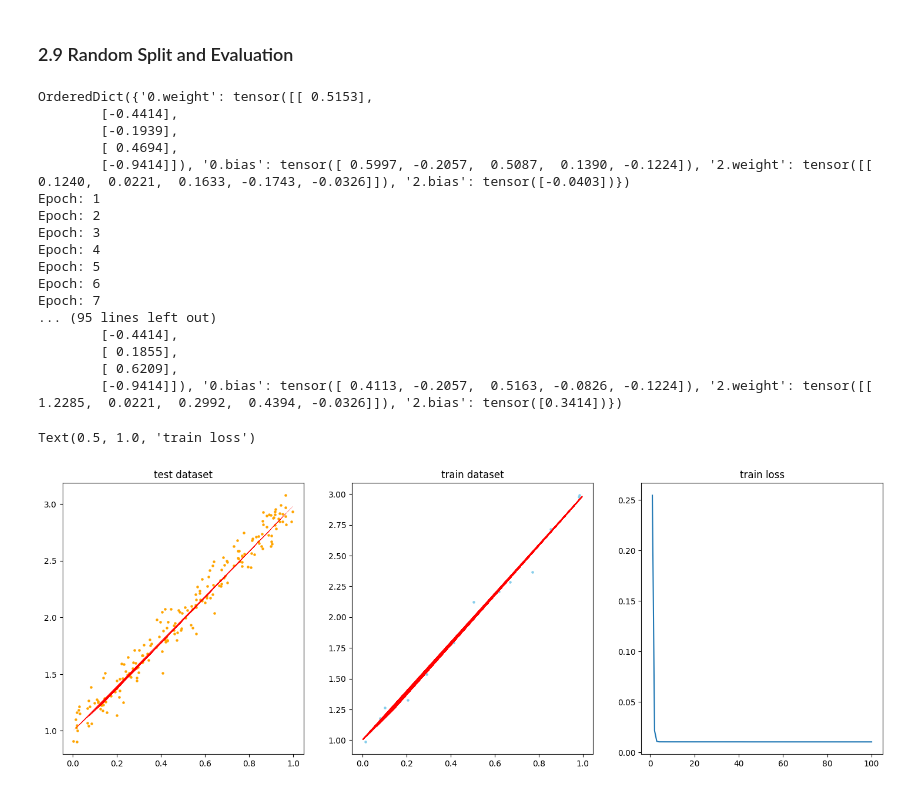
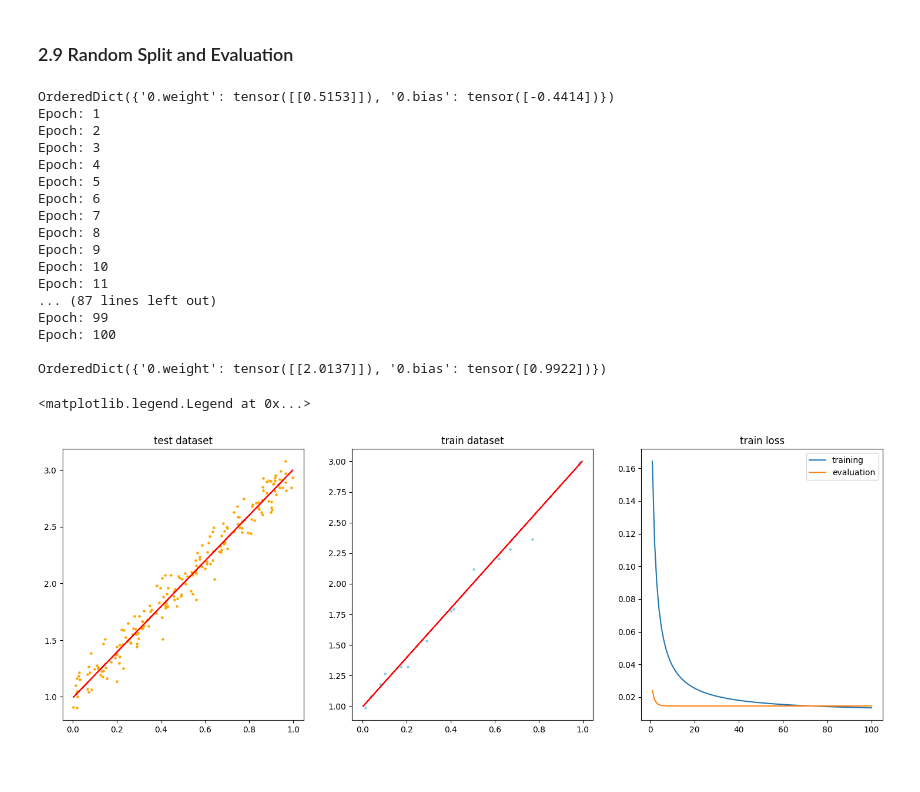
Before and after one commit to budermike/neural-ode-galaxy-gen, a Jupyter notebook: 01_foundations/pytorch_introduction.ipynb, the cells around one changed output. Drawn from its saved outputs; the diff is of its cells as text; code cells hidden in the pictures.

Commit message:
added evaluation

```diff
--- a/01_foundations/pytorch_introduction.ipynb
+++ b/01_foundations/pytorch_introduction.ipynb
@@ -1041,6 +1057,8 @@ Text(0.5, 1.0, 'train loss')
 ### 2.9 Random Split and Evaluation
 # %%
 from torch.utils.data.dataset import random_split
+
+batch = 16
 
 # load data
 x_tensor = torch.from_numpy(x).float()
@@ -1051,9 +1069,9 @@ dataset = TensorDataset(x_tensor, y_tensor)
 # split data
 train_dataset, eval_dataset, test_dataset = random_split(dataset, [600, 200, 200])
 
-train_loader = DataLoader(train_dataset, batch_size=16)
+train_loader = DataLoader(train_dataset, batch_size=batch)
 eval_loader = DataLoader(eval_dataset, batch_size=200)
-test_loader = DataLoader(test_dataset, batch_size=200)
+test_loader = DataLoader(test_dataset, batch_size=200, shuffle=False)
 # %%
 # generic function for making a train step
 def make_train_step(model, optimizer, loss):
@@ -1078,15 +1096,12 @@ def make_train_step(model, optimizer, loss):
 
 
 epochs = 100
-batch = 5
 lr = 1e-1
 
 # create trainable parameters
 torch.manual_seed(1)
 model = nn.Sequential(
-    nn.Linear(1, 5),
-    nn.ReLU(),
-    nn.Linear(5, 1)
+    nn.Linear(1, 1),
 )
 
 print(model.state_dict())
@@ -1105,7 +1120,6 @@ eval_history = []
 for e in range(epochs):
     print(f"Epoch: {e+1}")
 
-    batch_loss = []
     for x_batch, y_batch in train_loader:
 
         x_batch = x_batch.to(device)
@@ -1129,18 +1143,14 @@ for e in range(epochs):
             y_pred = model(x_val)
 
             loss_eval = loss_fn(y_val, y_pred)
-            batch_loss.append(loss_b.item())
+            eval_history.append(loss_b.item())
 
 
 print()
 print(model.state_dict())
 print()
 # %% [output]
-OrderedDict({'0.weight': tensor([[ 0.5153],
-        [-0.4414],
-        [-0.1939],
-        [ 0.4694],
-        [-0.9414]]), '0.bias': tensor([ 0.5997, -0.2057,  0.5087,  0.1390, -0.1224]), '2.weight': tensor([[ 0.1240,  0.0221,  0.1633, -0.1743, -0.0326]]), '2.bias': tensor([-0.0403])})
+OrderedDict({'0.weight': tensor([[0.5153]]), '0.bias': tensor([-0.4414])})
 Epoch: 1
 Epoch: 2
 Epoch: 3
@@ -1148,42 +1158,48 @@ Epoch: 4
 Epoch: 5
 Epoch: 6
 Epoch: 7
-... (95 lines left out)
-        [-0.4414],
-        [ 0.1855],
-        [ 0.6209],
-        [-0.9414]]), '0.bias': tensor([ 0.4113, -0.2057,  0.5163, -0.0826, -0.1224]), '2.weight': tensor([[ 1.2285,  0.0221,  0.2992,  0.4394, -0.0326]]), '2.bias': tensor([0.3414])})
+Epoch: 8
+Epoch: 9
+Epoch: 10
+Epoch: 11
+... (87 lines left out)
+Epoch: 99
+Epoch: 100
+
+OrderedDict({'0.weight': tensor([[2.0137]]), '0.bias': tensor([0.9922])})
 # %%
 # use learned coeff
 y_pred = []
 with torch.inference_mode():
      for x_batch, _ in test_loader:
 
         x_batch = x_batch.to(device)
 
         model.eval()
         batch_pred = model(x_batch)
 
         y_pred.append(batch_pred)
 
 y_pred = torch.cat(y_pred, dim=0)
 
 # plot data
 x_test = next(iter(test_loader))[0]
 y_test = next(iter(test_loader))[1]
 x_train = next(iter(train_loader))[0]
 y_train = next(iter(train_loader))[1]
 
 fig, ax = plt.subplots(1, 3, figsize=(18, 6))
 ax[0].scatter(x_test, y_test, s=5, c="orange")
 ax[1].scatter(x_train, y_train, s=5, c="skyblue")
-ax[0].plot(x_test, y_pred, linewidth=0.1, c="red")
+ax[0].plot(x_test, y_pred, c="red")
 ax[1].plot(x_test, y_pred, c="red")
-ax[2].plot(range(1, epochs+1), train_history)
+ax[2].plot(range(1, epochs+1), train_history, label="training")
+ax[2].plot(range(1, epochs+1), eval_history, label="evaluation")
 
 ax[0].set_title("test dataset")
 ax[1].set_title("train dataset")
 ax[2].set_title("train loss")
+plt.legend()
 # %% [output]
-Text(0.5, 1.0, 'train loss')
+<matplotlib.legend.Legend at 0x...>
-[figure, old version]
+[figure, new version]
```
Also changed, not shown: parts of 19 cells of this notebook.
